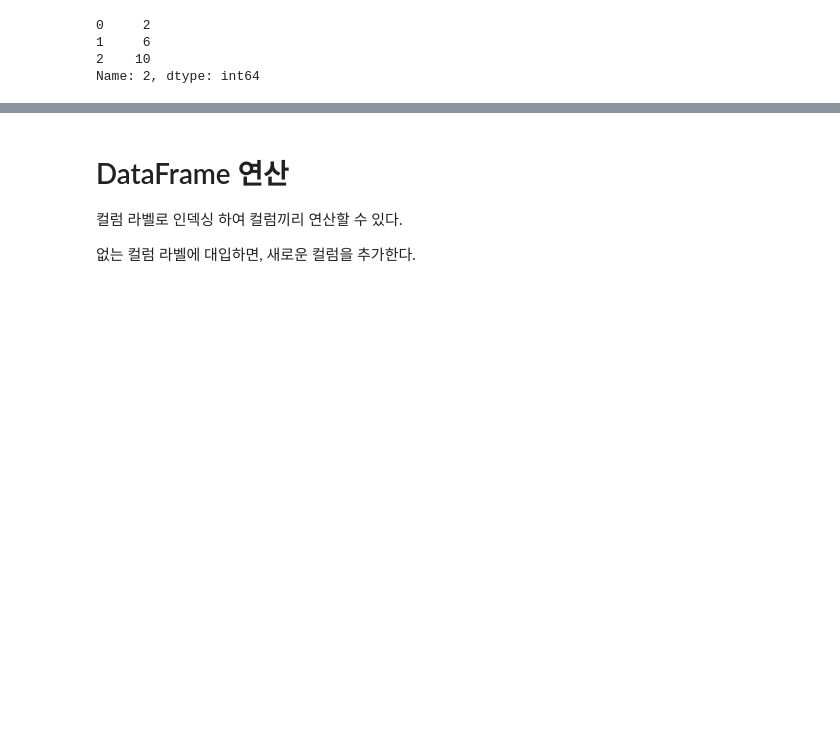
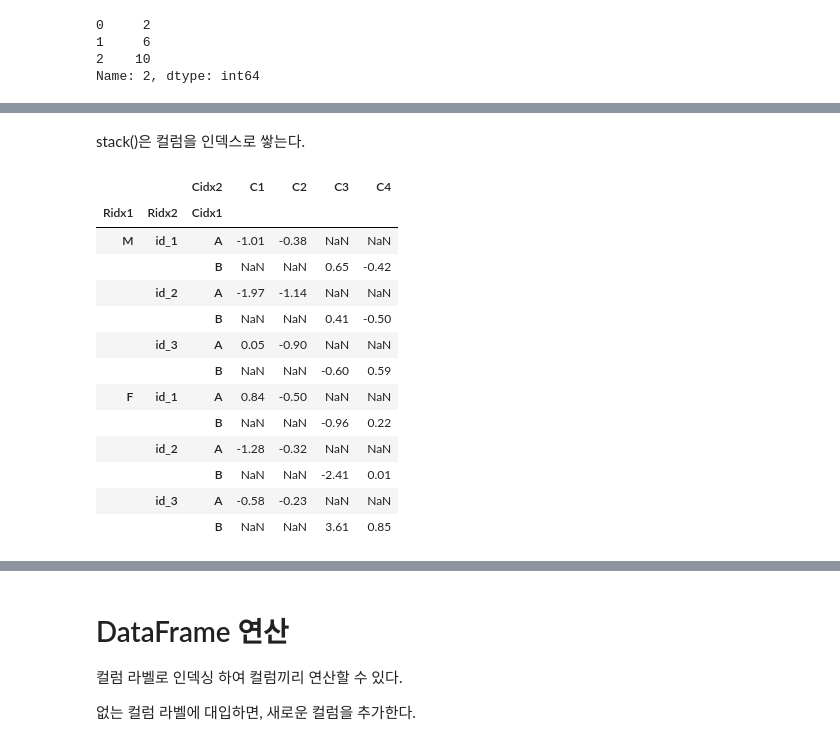
Before and after one commit to 1jelly7/test_python, a Jupyter notebook: test_pandas_dataframe.ipynb, the cells around one changed output, grey strips where cells are left out. Drawn from its saved outputs; the diff is of its cells as text; code cells hidden in the pictures; blank space fills up the shorter version.

Commit message:
finished dataframe

```diff
--- a/test_pandas_dataframe.ipynb
+++ b/test_pandas_dataframe.ipynb
@@ -255,0 +261,9 @@ df.reset_index()
+# %%
+df = pd.DataFrame(
+    np.round(np.random.randn(6, 4), 2),
+    columns=[["A", "A", "B", "B"], ["C1", "C2", "C3", "C4"]],
+    index=[["M", "M", "M", "F", "F", "F"], [f"id_{i+1}" for i in range(3)] * 2]
+)
+df.columns.names = ["Cidx1", "Cidx2"]
+df.index.names = ["Ridx1", "Ridx2"]
+print(df)
@@ -255,0 +280,19 @@ df.reset_index()
+# %% [markdown]
+stack()은 컬럼을 인덱스로 쌓는다.
+# %%
+df.stack('Cidx1')
+# %% [output]
+|  |  | Cidx2 | C1 | C2 | C3 | C4 |
+| Ridx1 | Ridx2 | Cidx1 |  |  |  |  |
+| M | id_1 | A | -1.01 | -0.38 | NaN | NaN |
+|  |  | B | NaN | NaN | 0.65 | -0.42 |
+|  | id_2 | A | -1.97 | -1.14 | NaN | NaN |
+|  |  | B | NaN | NaN | 0.41 | -0.50 |
+|  | id_3 | A | 0.05 | -0.90 | NaN | NaN |
+|  |  | B | NaN | NaN | -0.60 | 0.59 |
+| F | id_1 | A | 0.84 | -0.50 | NaN | NaN |
+|  |  | B | NaN | NaN | -0.96 | 0.22 |
+|  | id_2 | A | -1.28 | -0.32 | NaN | NaN |
+|  |  | B | NaN | NaN | -2.41 | 0.01 |
+|  | id_3 | A | -0.58 | -0.23 | NaN | NaN |
+|  |  | B | NaN | NaN | 3.61 | 0.85 |
```
Also changed, not shown: parts of 47 cells of this notebook, 6 other files.
